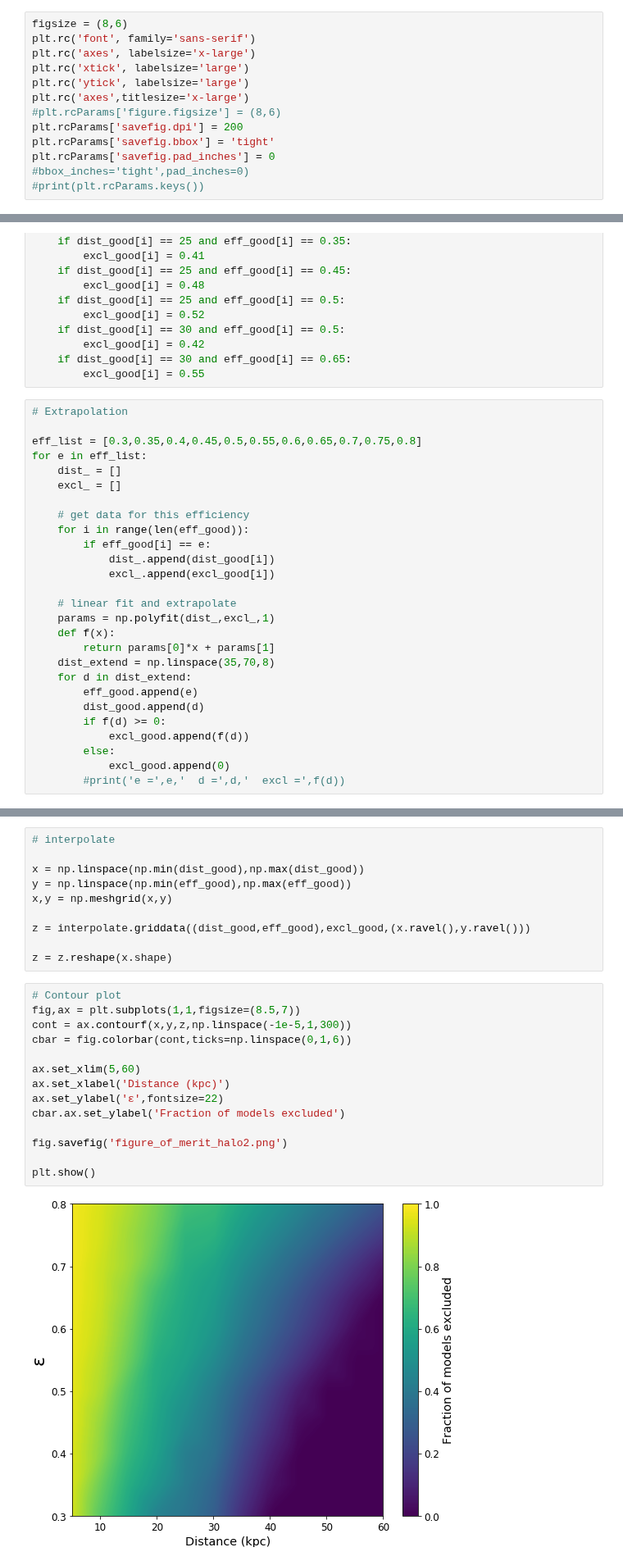
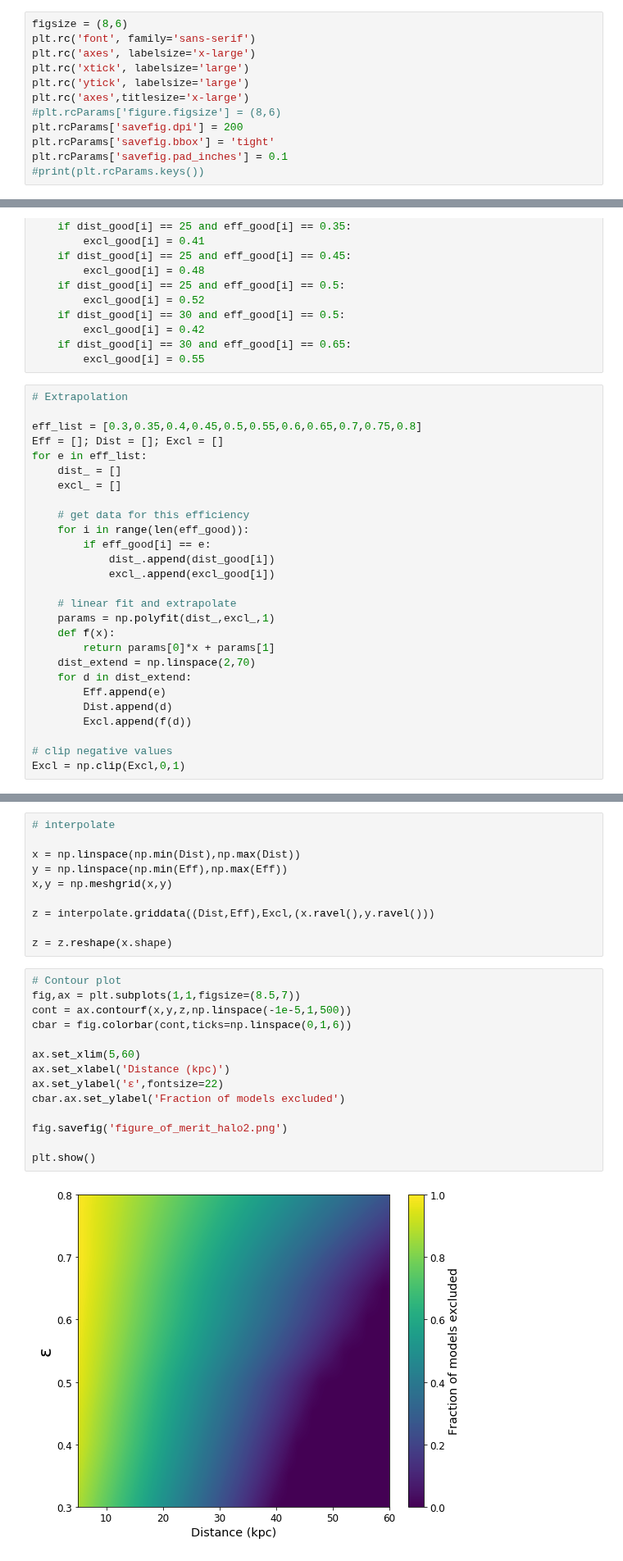
Before and after one commit to jfcrenshaw/halo, a Jupyter notebook: figMerit/plots_halo2.ipynb, the cells around one changed output, grey strips where cells are left out. Shown at 82% size. Saved outputs shown, nothing was run; the diff lists cells and outputs as text.

```diff
--- a/figMerit/plots_halo2.ipynb
+++ b/figMerit/plots_halo2.ipynb
@@ -14,8 +14,7 @@ plt.rc('axes',titlesize='x-large')
 #plt.rcParams['figure.figsize'] = (8,6)
 plt.rcParams['savefig.dpi'] = 200
 plt.rcParams['savefig.bbox'] = 'tight'
-plt.rcParams['savefig.pad_inches'] = 0
-#bbox_inches='tight',pad_inches=0)
+plt.rcParams['savefig.pad_inches'] = 0.1
 #print(plt.rcParams.keys())
 # %%
 dist, eff, excl = np.genfromtxt('exclusions_halo2.txt',unpack=True,skip_header=1)
@@ -93,6 +92,7 @@ for i in range(len(dist_good)):
 # Extrapolation
 
 eff_list = [0.3,0.35,0.4,0.45,0.5,0.55,0.6,0.65,0.7,0.75,0.8]
+Eff = []; Dist = []; Excl = []
 for e in eff_list:
     dist_ = []
     excl_ = []
@@ -107,12 +107,11 @@ for e in eff_list:
     params = np.polyfit(dist_,excl_,1)
     def f(x):
         return params[0]*x + params[1]
-    dist_extend = np.linspace(35,70,8)
+    dist_extend = np.linspace(2,70)
     for d in dist_extend:
-        eff_good.append(e)
-        dist_good.append(d)
-        if f(d) >= 0:
-            excl_good.append(f(d))
-        else:
-            excl_good.append(0)
-        #print('e =',e,'  d =',d,'  excl =',f(d))
+        Eff.append(e)
+        Dist.append(d)
+        Excl.append(f(d))
+
+# clip negative values
+Excl = np.clip(Excl,0,1)
@@ -151,26 +118,26 @@ plt.show()
 # %%
 # interpolate
 
-x = np.linspace(np.min(dist_good),np.max(dist_good))
-y = np.linspace(np.min(eff_good),np.max(eff_good))
+x = np.linspace(np.min(Dist),np.max(Dist))
+y = np.linspace(np.min(Eff),np.max(Eff))
 x,y = np.meshgrid(x,y)
 
-z = interpolate.griddata((dist_good,eff_good),excl_good,(x.ravel(),y.ravel()))
+z = interpolate.griddata((Dist,Eff),Excl,(x.ravel(),y.ravel()))
 
 z = z.reshape(x.shape)
 # %%
 # Contour plot
 fig,ax = plt.subplots(1,1,figsize=(8.5,7))
-cont = ax.contourf(x,y,z,np.linspace(-1e-5,1,300))
+cont = ax.contourf(x,y,z,np.linspace(-1e-5,1,500))
 cbar = fig.colorbar(cont,ticks=np.linspace(0,1,6))
 
 ax.set_xlim(5,60)
 ax.set_xlabel('Distance (kpc)')
 ax.set_ylabel('ε',fontsize=22)
 cbar.ax.set_ylabel('Fraction of models excluded')
 
 fig.savefig('figure_of_merit_halo2.png')
 
 plt.show()
 # %% [output]
-[figure, old version]
+[figure, new version]
```
Also changed, not shown: parts of 4 cells of this notebook, 5 other files.
